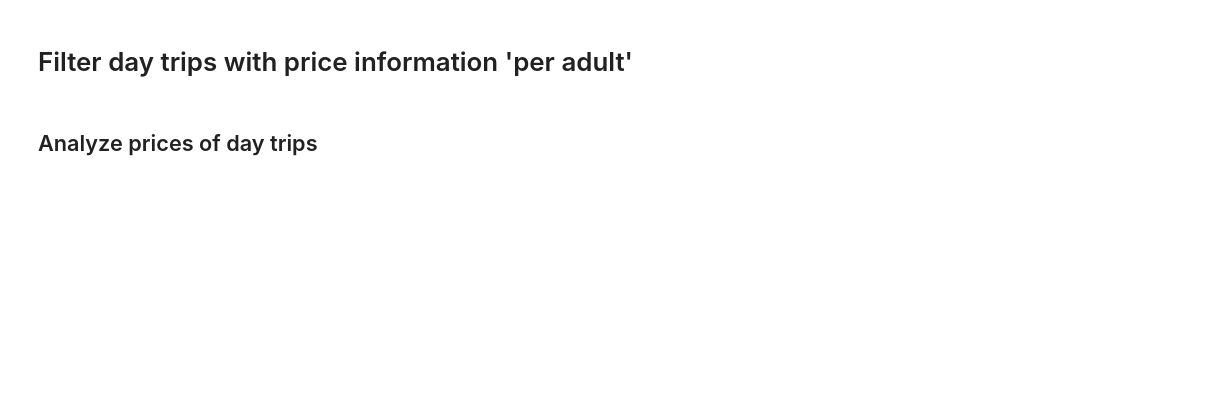
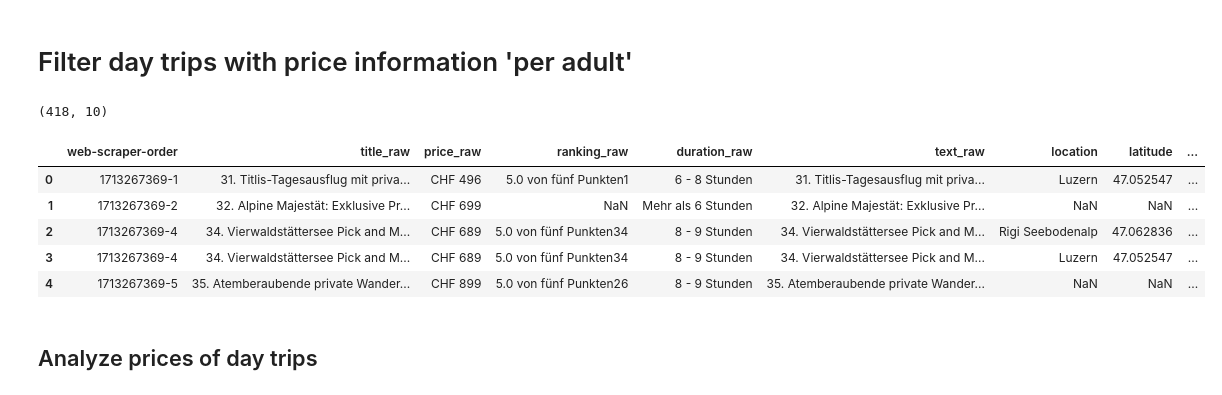
Before and after one commit to mario-gellrich-zhaw/spatial_data_analysis, a Jupyter notebook: 08_Python_Tripadvisor/tripadvisor_spatial.ipynb, the cells around one changed output. Saved outputs shown, nothing was run; the diff lists cells and outputs as text; code cells hidden in the pictures; blank space fills up the shorter version.

```diff
--- a/08_Python_Tripadvisor/tripadvisor_spatial.ipynb
+++ b/08_Python_Tripadvisor/tripadvisor_spatial.ipynb
@@ -187,16 +268,24 @@ merged_df_orig
 # Filter day trips with price information 'per adult'
 # %%
 # Check price 'per adult'
-merged_df_orig['price_per_adult'] = merged_df_orig['price_per_adult'] = merged_df_orig['text_raw'].str.contains('pro Erwachsenem').astype(int)
+merged_df_orig['price_per_adult'] = merged_df_orig['text_raw'].str.contains('pro Erwachsenem').astype(int)
 
 # Filter only prices with information 'per adult'
 merged_df = merged_df_orig[merged_df_orig['price_per_adult'] == 1].reset_index(drop=True)
 
 # Show remaining number of rows
 print(merged_df.shape)
 
 # Display the DataFrame
 merged_df.head()
+# %% [output]
+(418, 10)
+|  | web-scraper-order | title_raw | price_raw | ranking_raw | duration_raw | text_raw | location | latitude | ... |
+| 0 | 1713267369-1 | 31. Titlis-Tagesausflug mit priva... | CHF 496 | 5.0 von fünf Punkten1 | 6 - 8 Stunden | 31. Titlis-Tagesausflug mit priva... | Luzern | 47.052547 | ... |
+| 1 | 1713267369-2 | 32. Alpine Majestät: Exklusive Pr... | CHF 699 | NaN | Mehr als 6 Stunden | 32. Alpine Majestät: Exklusive Pr... | NaN | NaN | ... |
+| 2 | 1713267369-4 | 34. Vierwaldstättersee Pick and M... | CHF 689 | 5.0 von fünf Punkten34 | 8 - 9 Stunden | 34. Vierwaldstättersee Pick and M... | Rigi Seebodenalp | 47.062836 | ... |
+| 3 | 1713267369-4 | 34. Vierwaldstättersee Pick and M... | CHF 689 | 5.0 von fünf Punkten34 | 8 - 9 Stunden | 34. Vierwaldstättersee Pick and M... | Luzern | 47.052547 | ... |
+| 4 | 1713267369-5 | 35. Atemberaubende private Wander... | CHF 899 | 5.0 von fünf Punkten26 | 8 - 9 Stunden | 35. Atemberaubende private Wander... | NaN | NaN | ... |
 # %% [markdown]
 ## Analyze prices of day trips
 # %%
```
Also changed, not shown: parts of 13 cells of this notebook.
